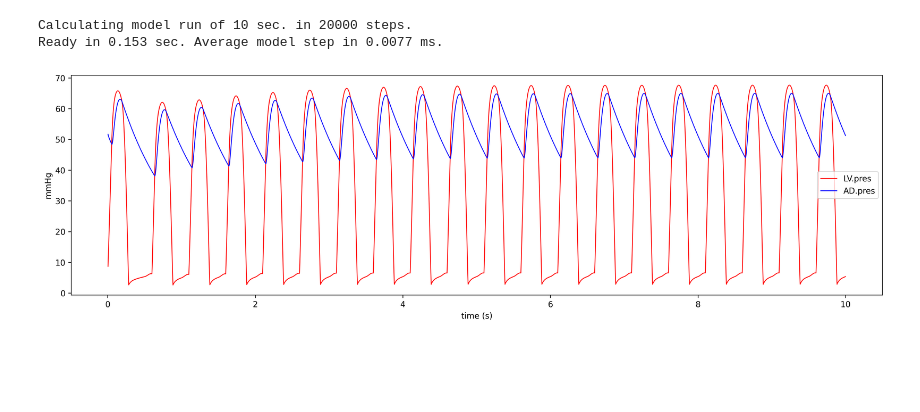
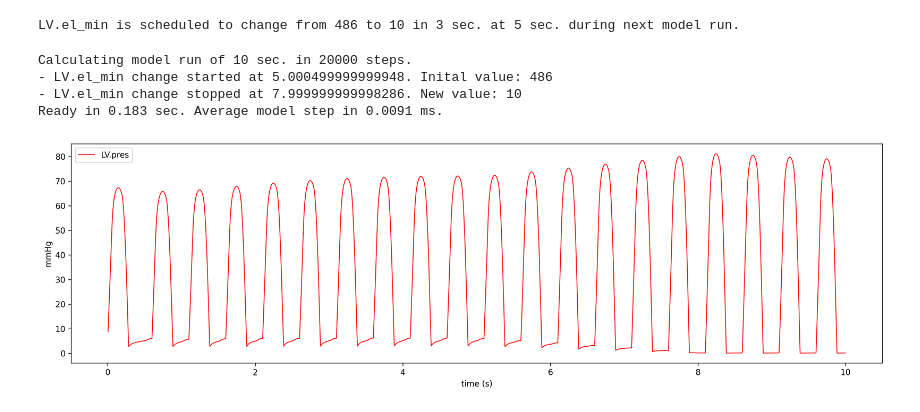
Before and after one commit to Dobutamine/explain_source, a Jupyter notebook: explain/Explain.ipynb, the cells around one changed output. Cells and saved outputs as stored; diff of their text form; code cells hidden in the pictures; blank space fills up the shorter version.

```diff
--- a/explain/Explain.ipynb
+++ b/explain/Explain.ipynb
@@ -5,6 +5,12 @@ normal neonate model instance ready. Interact with using the 'neo' variable.
+# %%
+neo.schedule_prop_change("LV.el_min", 10, 3, 5)
+# %% [output]
+LV.el_min is scheduled to change from 486 to 10 in 3 sec. at 5 sec. during next model run.
 # %%
-neo.plot_time(["LV.pres", "AD.pres"])
+neo.plot_time("LV.pres", 10)
 # %% [output]
 Calculating model run of 10 sec. in 20000 steps.
-Ready in 0.153 sec. Average model step in 0.0077 ms.
+- LV.el_min change started at 5.000499999999948. Inital value: 486
+- LV.el_min change stopped at 7.999999999998286. New value: 10
+Ready in 0.183 sec. Average model step in 0.0091 ms.
-[figure, old version]
+[figure, new version]
```
Also changed, not shown: parts of 5 cells of this notebook, 6 other files.
